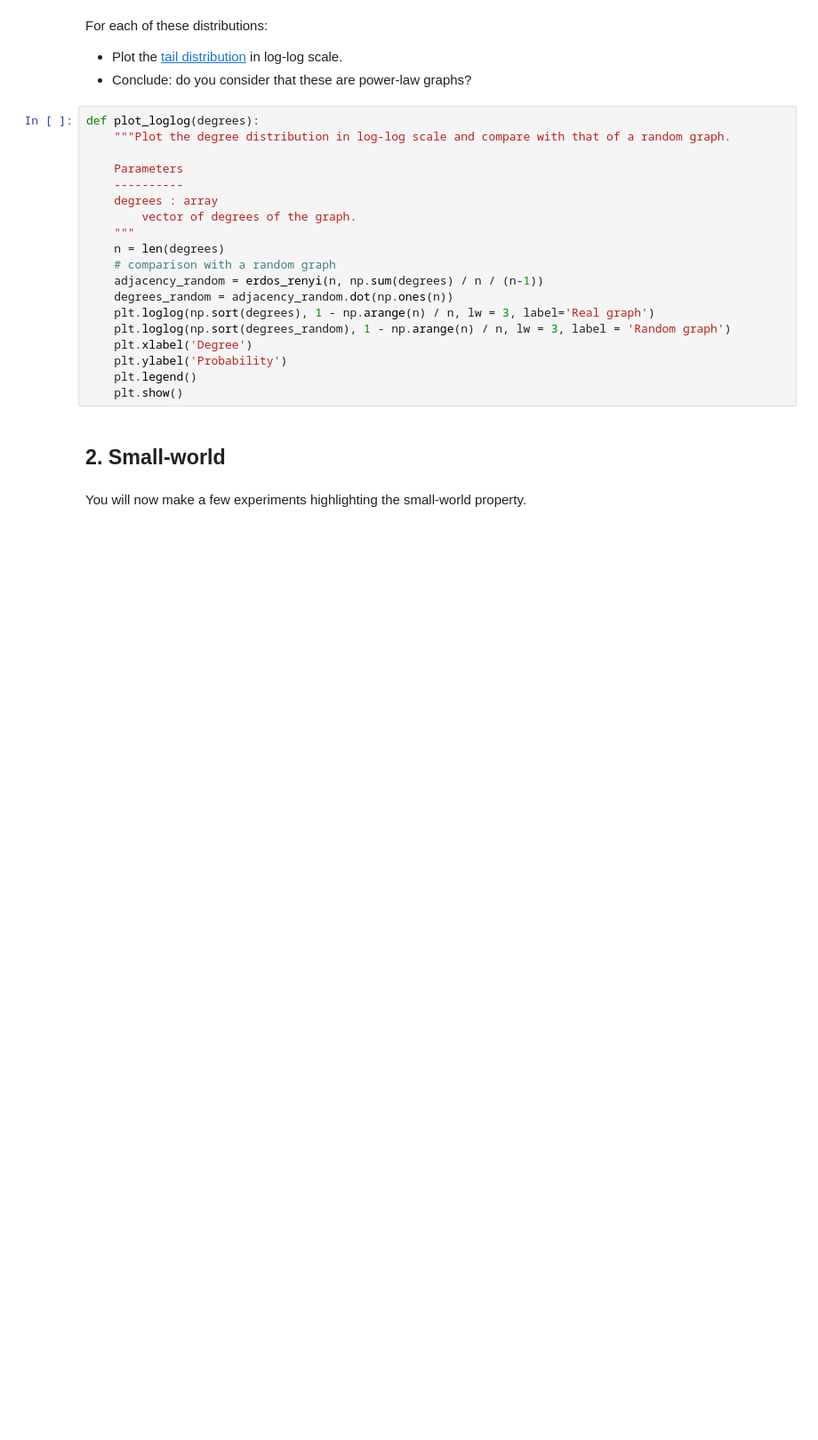
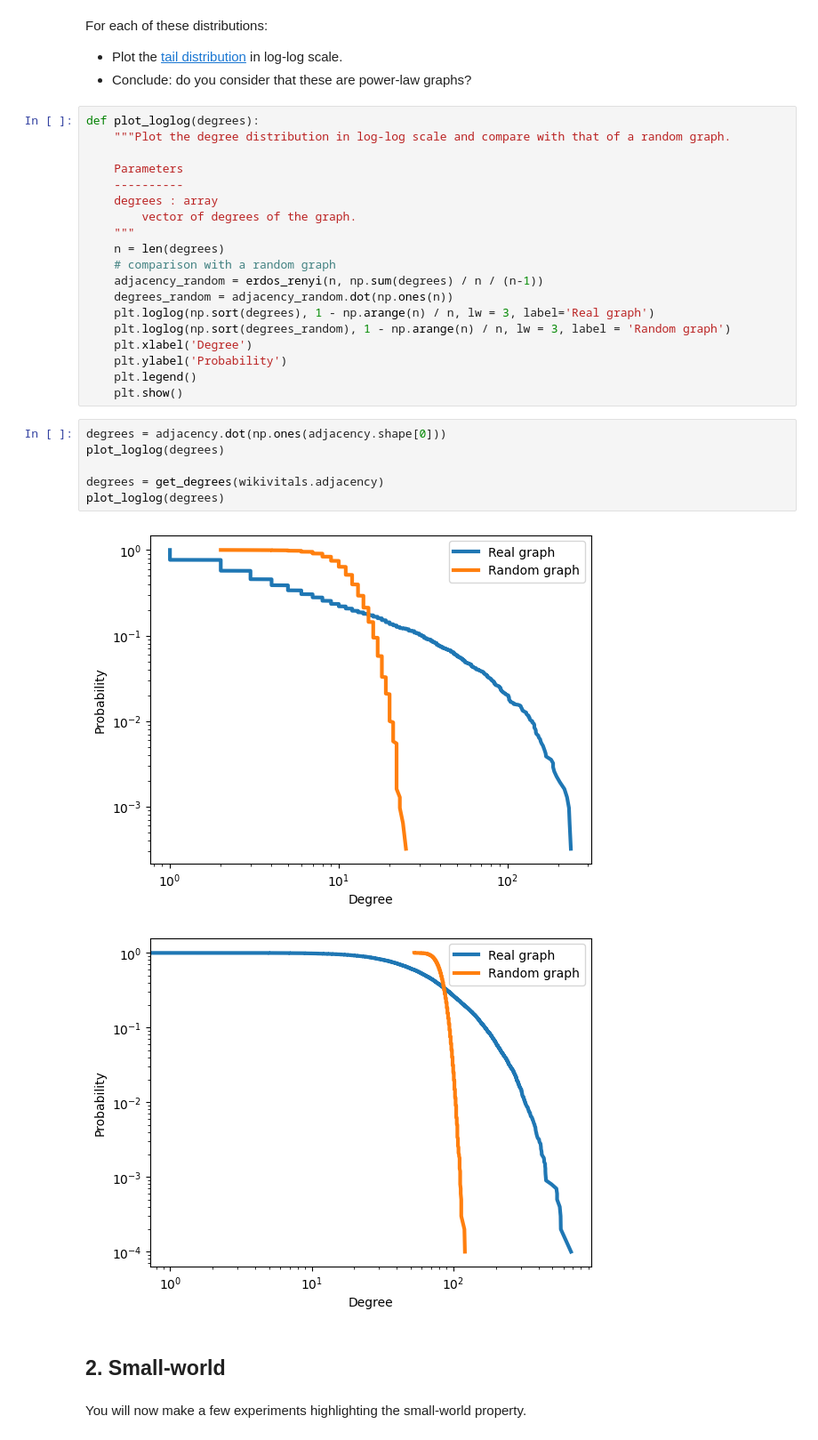
Before and after one commit to ttperr/SD212, a Jupyter notebook: TP/TP1/1-graph-structure.ipynb, the cells around one changed output. Shown: that part at 89% size. Drawn from its saved outputs; the diff is of its cells as text; blank space fills up the shorter version.

```diff
--- a/TP/TP1/1-graph-structure.ipynb
+++ b/TP/TP1/1-graph-structure.ipynb
@@ -73,6 +99,15 @@ def plot_loglog(degrees):
     plt.ylabel('Probability')
     plt.legend()
     plt.show()
+# %%
+degrees = adjacency.dot(np.ones(adjacency.shape[0]))
+plot_loglog(degrees)
+
+degrees = get_degrees(wikivitals.adjacency)
+plot_loglog(degrees)
+# %% [output]
+[figure, added]
+[figure, added]
 # %% [markdown]
 ## 2. Small-world
 # %% [markdown]
```
Also changed, not shown: parts of 12 cells of this notebook.
